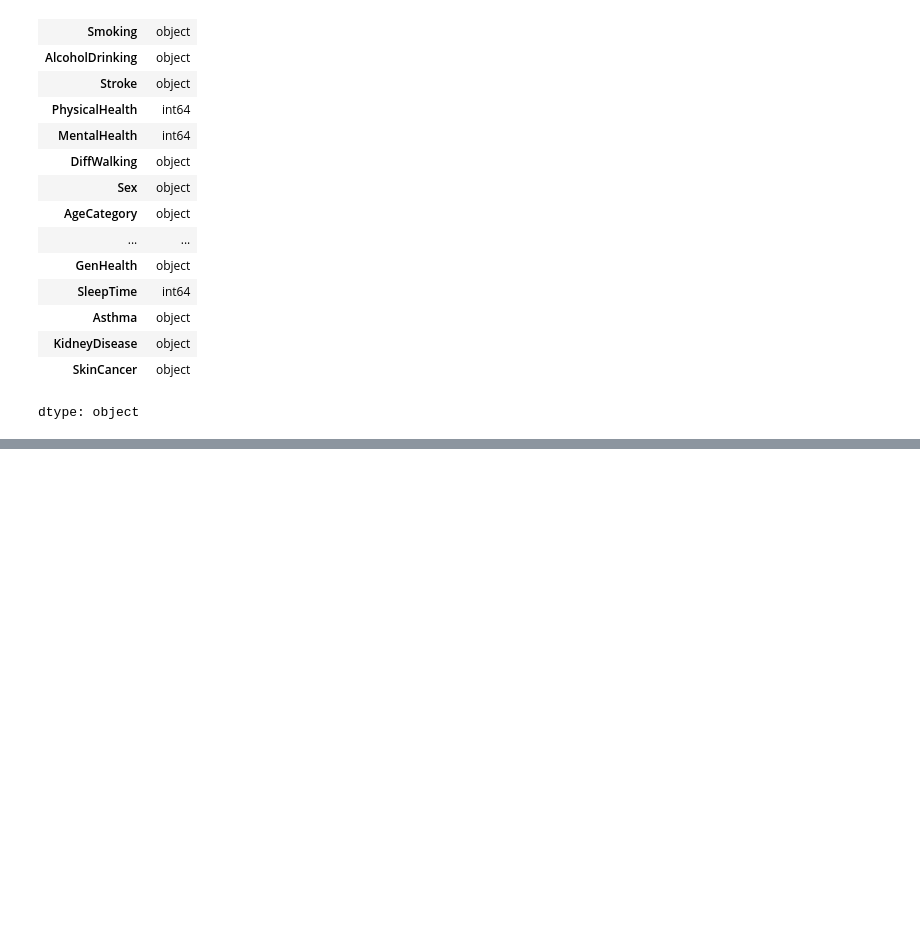
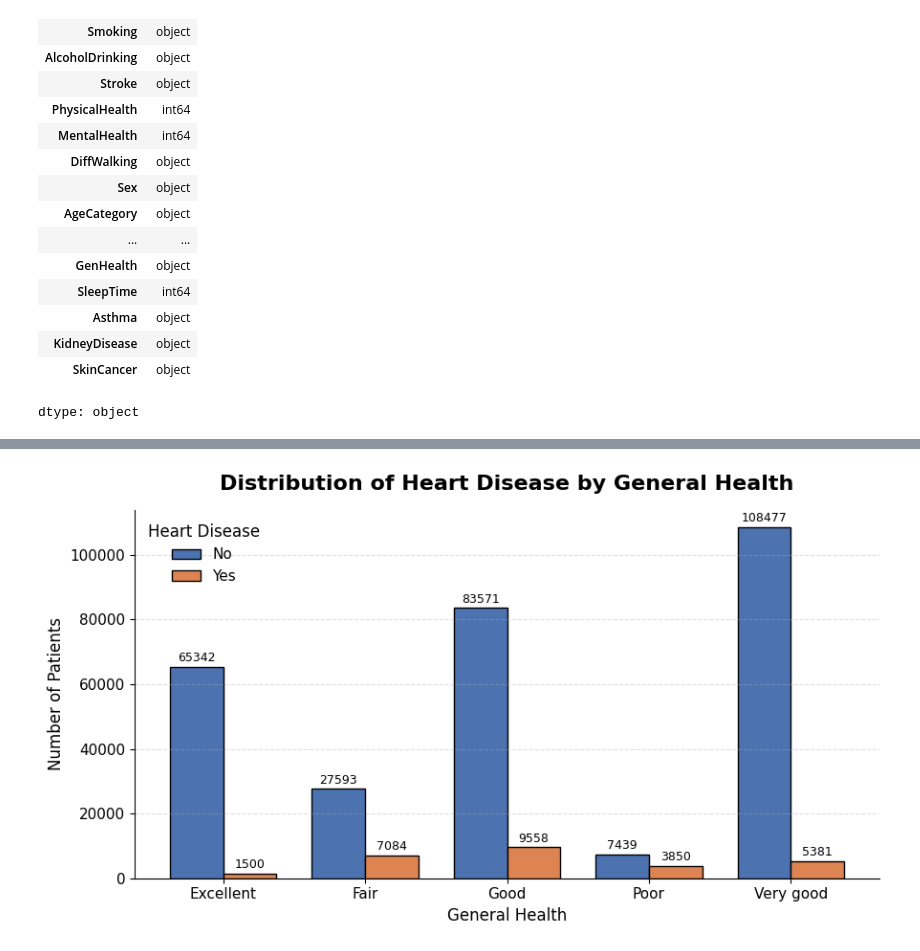
Before and after one commit to Clinton1029/Heart_prediction1, a Jupyter notebook: Heart_prediction.ipynb, the cells around one changed output, grey strips where cells are left out. Saved outputs shown, nothing was run; the diff lists cells and outputs as text; code cells hidden in the pictures; blank space fills up the shorter version.

```diff
--- a/Heart_prediction.ipynb
+++ b/Heart_prediction.ipynb
@@ -170,0 +394,57 @@ dtype: object
+# %%
+# Heart Disease by General Health
+
+ax = pd.crosstab(
+    df["GenHealth"],
+    df["HeartDisease"]
+).plot(
+    kind="bar",
+    figsize=(9, 5),
+    color=["#4C72B0", "#DD8452"],
+    edgecolor="black",
+    width=0.75
+)
+
+# Title and labels
+plt.title(
+    "Distribution of Heart Disease by General Health",
+    fontsize=16,
+    fontweight="bold",
+    pad=15
+)
+
+plt.xlabel("General Health", fontsize=12)
+plt.ylabel("Number of Patients", fontsize=12)
+
+# Tick formatting
+plt.xticks(rotation=0, fontsize=11)
+plt.yticks(fontsize=11)
+
+# Legend
+plt.legend(
+    title="Heart Disease",
+    labels=["No", "Yes"],
+    fontsize=11,
+    title_fontsize=12,
+    frameon=False
+)
+
+# Add count labels
+for container in ax.containers:
+    ax.bar_label(
+        container,
+        fontsize=9,
+        padding=2
+    )
+
+# Add horizontal gridlines
+plt.grid(axis='y', linestyle='--', alpha=0.4)
+
+# Remove unnecessary borders
+ax.spines['top'].set_visible(False)
+ax.spines['right'].set_visible(False)
+
+plt.tight_layout()
+plt.show()
+# %% [output]
+[figure, added]
```
Also changed, not shown: parts of 29 cells of this notebook.
